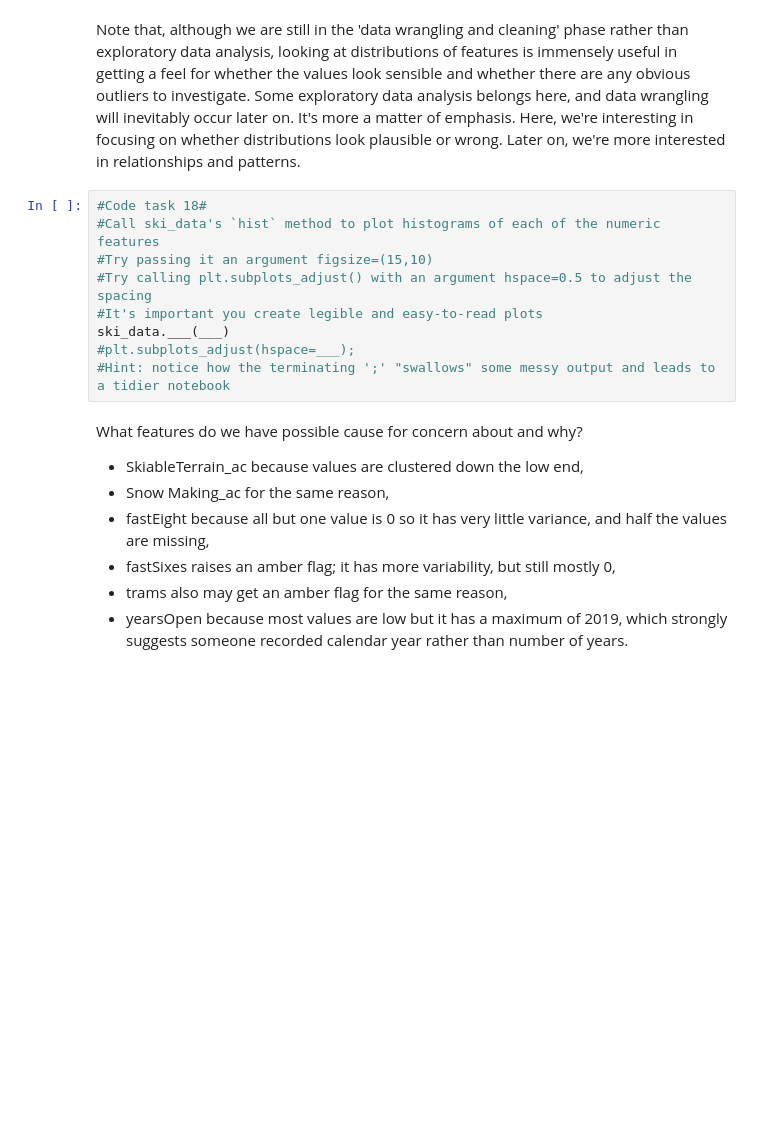
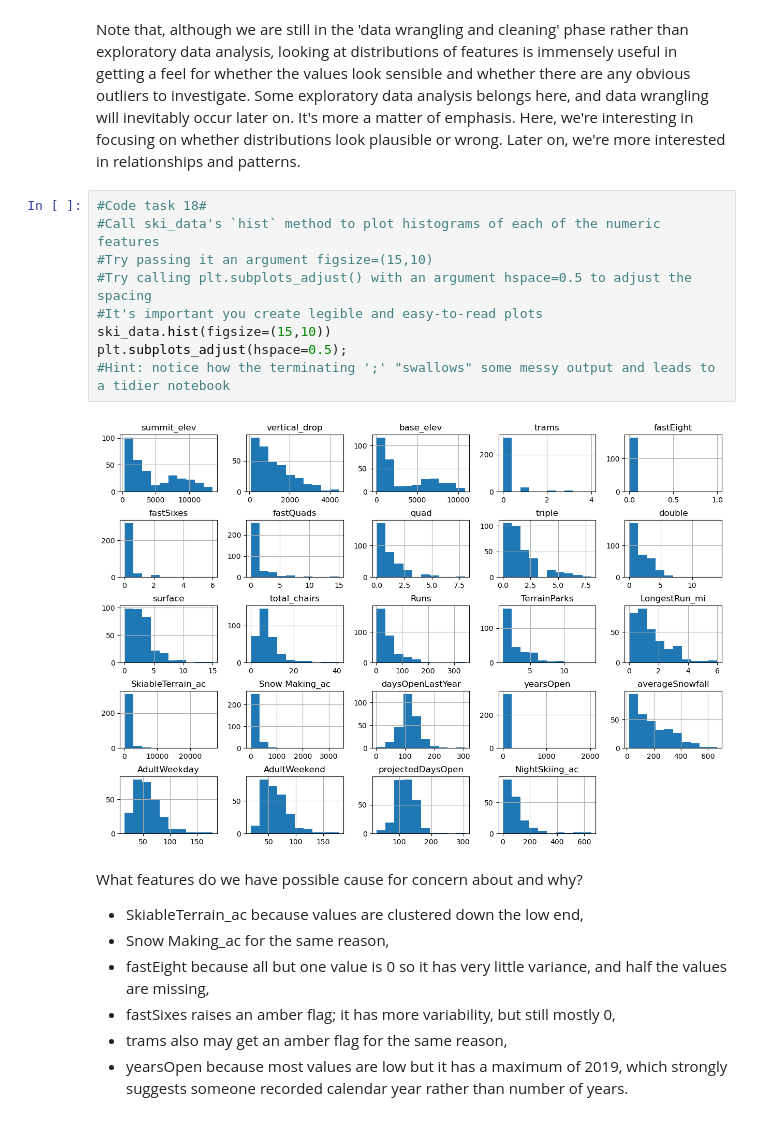
Before and after one commit to AngeliqueAlex/DataScienceGuidedCapstone, a Jupyter notebook: Notebooks/02_data_wrangling.ipynb, the cells around one changed output. Cells and saved outputs as stored; diff of their text form; blank space fills up the shorter version.

```diff
--- a/Notebooks/02_data_wrangling.ipynb
+++ b/Notebooks/02_data_wrangling.ipynb
@@ -457,12 +537,14 @@ Note that, although we are still in the 'data wrangling and cleaning' phase rath
 # %%
 #Code task 18#
 #Call ski_data's `hist` method to plot histograms of each of the numeric features
 #Try passing it an argument figsize=(15,10)
 #Try calling plt.subplots_adjust() with an argument hspace=0.5 to adjust the spacing
 #It's important you create legible and easy-to-read plots
-ski_data.___(___)
-#plt.subplots_adjust(hspace=___);
+ski_data.hist(figsize=(15,10))
+plt.subplots_adjust(hspace=0.5);
 #Hint: notice how the terminating ';' "swallows" some messy output and leads to a tidier notebook
+# %% [output]
+[figure, added]
 # %% [markdown]
 What features do we have possible cause for concern about and why?
 
```
Also changed, not shown: parts of 23 cells of this notebook.
